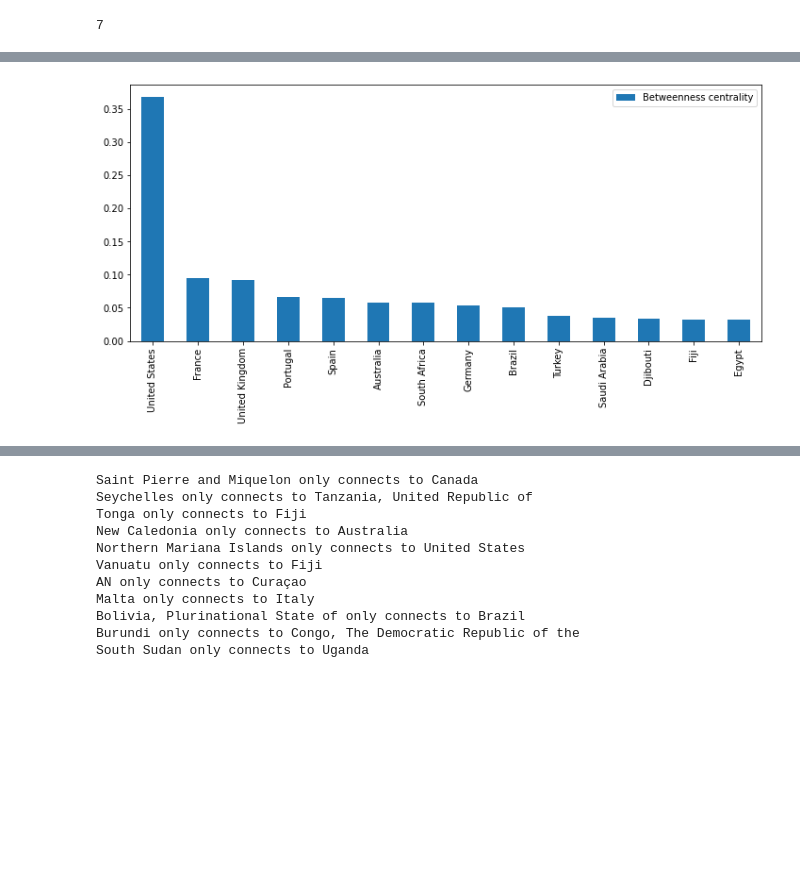
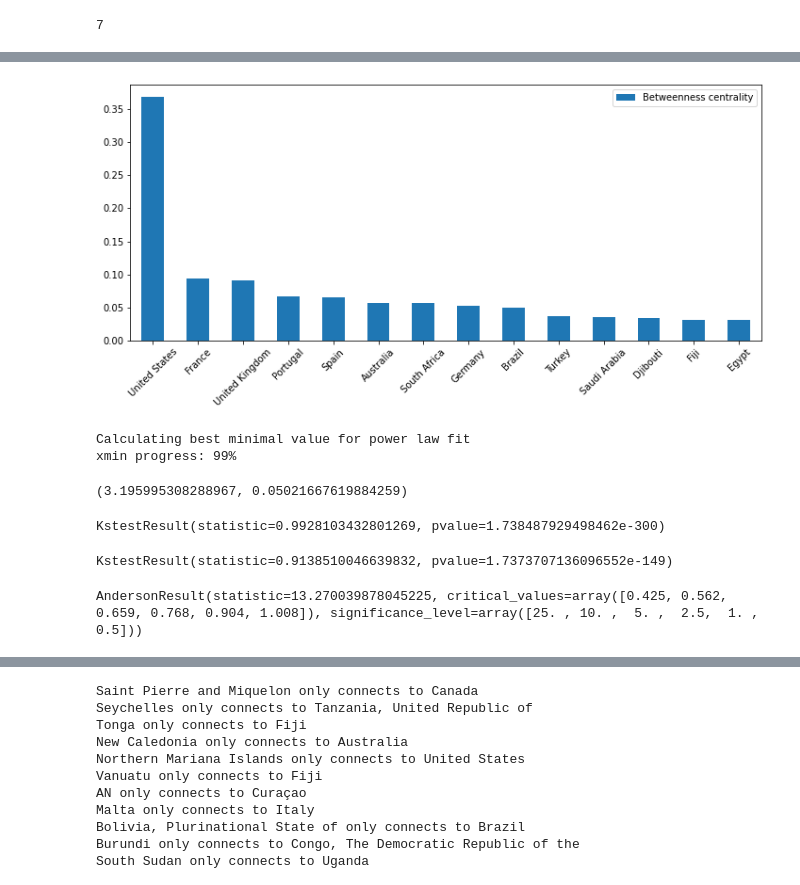
Before and after one commit to daylight-lab/international-cable-connectivity, a Jupyter notebook: Untitled.ipynb, the cells around one changed output, grey strips where cells are left out. Saved outputs shown, nothing was run; the diff lists cells and outputs as text; code cells hidden in the pictures; blank space fills up the shorter version.

```diff
--- a/Untitled.ipynb
+++ b/Untitled.ipynb
@@ -7,5 +7,5 @@ Populating the interactive namespace from numpy and matplotlib
 undersea = nx.read_gpickle('data/undersea_today.networkx')
 terrestrial = nx.read_gpickle('data/terrestrial_today.networkx')
 # %%
-world = nx.compose(undersea,terrestrial)
+worldnet = nx.compose(undersea,terrestrial)
 # %%
@@ -69,8 +67,8 @@ def plot_top (top_lst, title='Centrality', **kwargs):
     ax.set_xlabel('')
     return ax
 
-degree_dict = dict(world.degree(world.nodes()))
-nx.set_node_attributes(world, degree_dict, 'degree')
+degree_dict = dict(worldnet.degree(worldnet.nodes()))
+nx.set_node_attributes(worldnet, degree_dict, 'degree')
 top_degree = top_n(degree_dict, 20)
 plot_top(top_degree)
 # %% [output]
@@ -78,6 +77,8 @@ ModuleNotFoundError: No module named 'pycountry_convert'
 # %%
-betweenness_dict = nx.betweenness_centrality(world) # Run betweenness centrality
-nx.set_node_attributes(world, betweenness_dict, 'betweenness')
-ax = plot_top(top_n(betweenness_dict, 14), title='Betweenness centrality', figsize=(12, 5))
+betweenness_dict = nx.betweenness_centrality(worldnet) # Run betweenness centrality
+nx.set_node_attributes(worldnet, betweenness_dict, 'betweenness')
+ax = plot_top(top_n(betweenness_dict, 14), title='Betweenness centrality', figsize=(12, 5),
+             rot=45
+             )
 # %% [output]
-[figure, old version]
+[figure, new version]
@@ -83,0 +88,22 @@ ax = plot_top(top_n(betweenness_dict, 14), title='Betweenness centrality', figsi
+# %%
+import powerlaw
+results = powerlaw.Fit(betweenness_dist)
+results.alpha, results.xmin
+# %% [output]
+Calculating best minimal value for power law fit
+xmin progress: 99%
+(3.195995308288967, 0.05021667619884259)
+# %%
+from scipy.stats import kstest
+kstest(betweenness_dist, 'powerlaw', args=(results.alpha, results.xmin), N=len(betweenness_dist))
+# %% [output]
+KstestResult(statistic=0.9928103432801269, pvalue=1.738487929498462e-300)
+# %%
+kstest(betweenness_dist, 'expon')
+# %% [output]
+KstestResult(statistic=0.9138510046639832, pvalue=1.7373707136096552e-149)
+# %%
+from scipy.stats import anderson
+anderson(betweenness_dist, dist='logistic')
+# %% [output]
+AndersonResult(statistic=13.270039878045225, critical_values=array([0.425, 0.562, 0.659, 0.768, 0.904, 1.008]), significance_level=array([25. , 10. ,  5. ,  2.5,  1. ,  0.5]))
```
Also changed, not shown: parts of 19 cells of this notebook, 1 other file.
